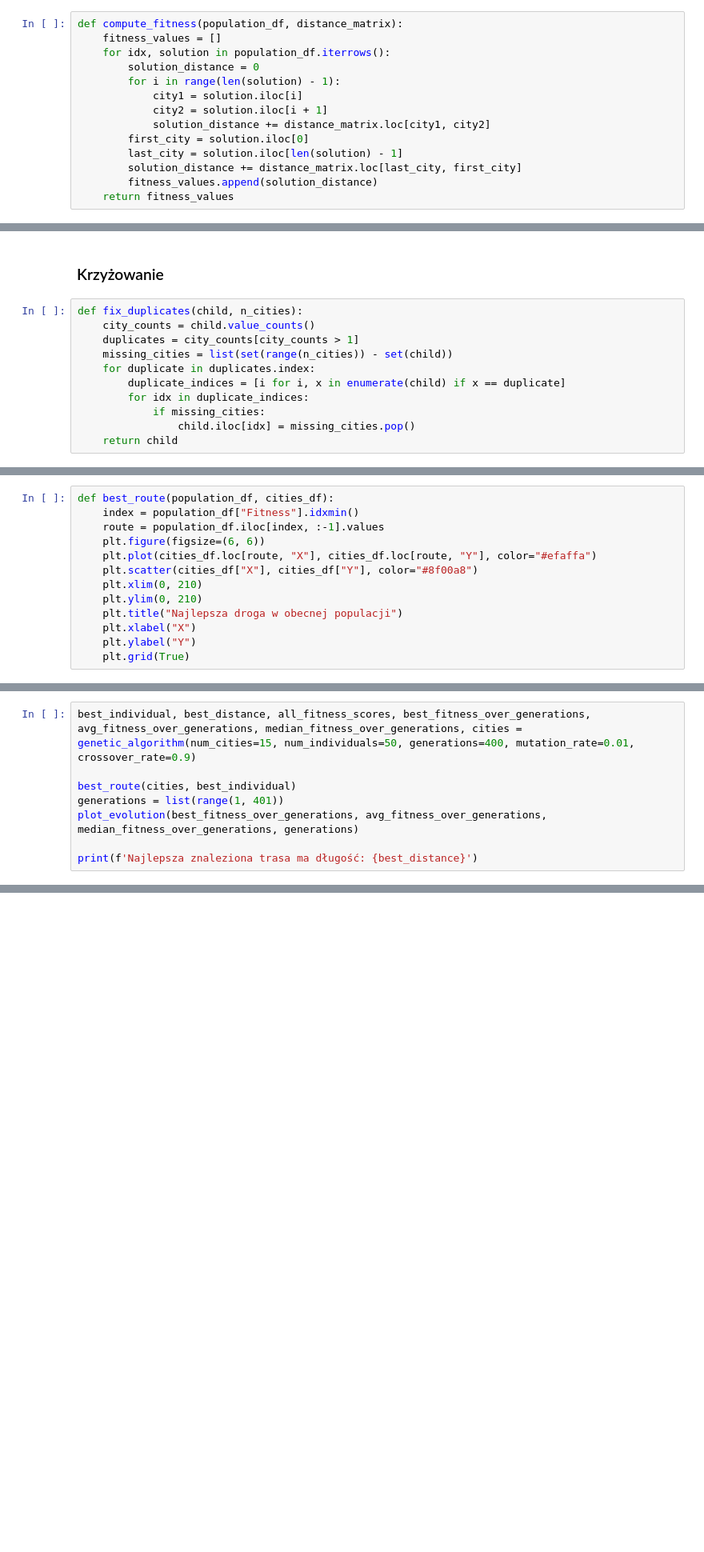
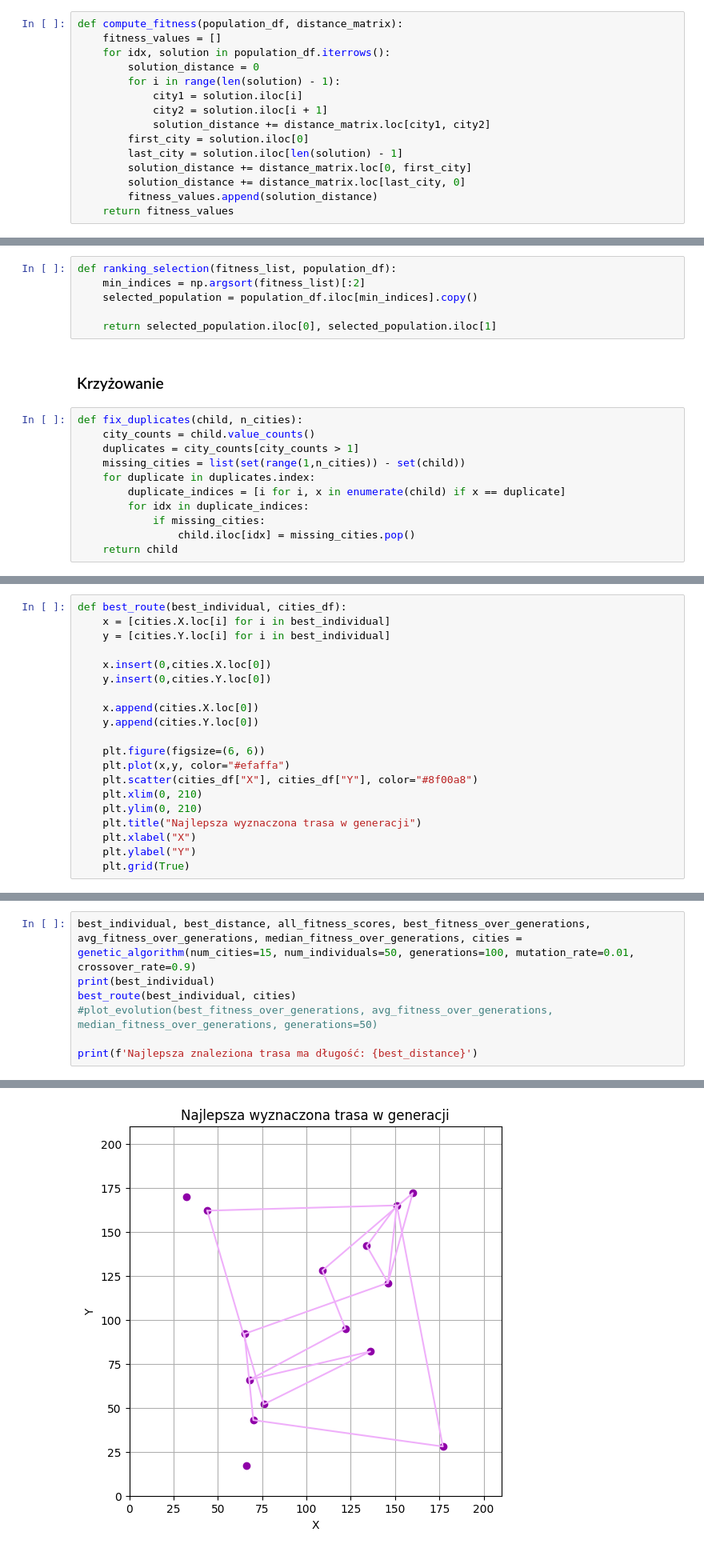
Before and after one commit to IzaKarczewska/Computational-Engineering, a Jupyter notebook: TravelingSalesmanProblem/Komivoyager.ipynb, the cells around one changed output, grey strips where cells are left out. Shown at 80% size. Saved outputs shown, nothing was run; the diff lists cells and outputs as text; blank space fills up the shorter version.

```diff
--- a/TravelingSalesmanProblem/Komivoyager.ipynb
+++ b/TravelingSalesmanProblem/Komivoyager.ipynb
@@ -83,6 +61,7 @@ def compute_fitness(population_df, distance_matrix):
             solution_distance += distance_matrix.loc[city1, city2]
         first_city = solution.iloc[0]
         last_city = solution.iloc[len(solution) - 1]
-        solution_distance += distance_matrix.loc[last_city, first_city]
+        solution_distance += distance_matrix.loc[0, first_city]
+        solution_distance += distance_matrix.loc[last_city, 0]
         fitness_values.append(solution_distance)
     return fitness_values
@@ -119,10 +79,16 @@ selected_1, selected_2 = roulette_selection(fitness, population)
+# %%
+def ranking_selection(fitness_list, population_df):
+    min_indices = np.argsort(fitness_list)[:2]
+    selected_population = population_df.iloc[min_indices].copy()
+
+    return selected_population.iloc[0], selected_population.iloc[1]
 # %% [markdown]
 ### Krzyżowanie
 # %%
 def fix_duplicates(child, n_cities):
     city_counts = child.value_counts()
     duplicates = city_counts[city_counts > 1]
-    missing_cities = list(set(range(n_cities)) - set(child))
+    missing_cities = list(set(range(1,n_cities)) - set(child))
     for duplicate in duplicates.index:
         duplicate_indices = [i for i, x in enumerate(child) if x == duplicate]
         for idx in duplicate_indices:
@@ -226,15 +165,22 @@ def genetic_algorithm(num_cities, num_individuals, generations, mutation_rate, c
 ### Najlepsza trasa w danym pokoleniu
 #### Funkcja do wizualizacji
 # %%
-def best_route(population_df, cities_df):
-    index = population_df["Fitness"].idxmin()
-    route = population_df.iloc[index, :-1].values
+def best_route(best_individual, cities_df):
+    x = [cities.X.loc[i] for i in best_individual]
+    y = [cities.Y.loc[i] for i in best_individual]
+
+    x.insert(0,cities.X.loc[0])
+    y.insert(0,cities.Y.loc[0])
+
+    x.append(cities.X.loc[0])
+    y.append(cities.Y.loc[0])
+
     plt.figure(figsize=(6, 6))
-    plt.plot(cities_df.loc[route, "X"], cities_df.loc[route, "Y"], color="#efaffa")
+    plt.plot(x,y, color="#efaffa")
     plt.scatter(cities_df["X"], cities_df["Y"], color="#8f00a8")
     plt.xlim(0, 210)
     plt.ylim(0, 210)
-    plt.title("Najlepsza droga w obecnej populacji")
+    plt.title("Najlepsza wyznaczona trasa w generacji")
     plt.xlabel("X")
     plt.ylabel("Y")
     plt.grid(True)
@@ -254,11 +200,10 @@ def plot_evolution(best_fitness, avg_fitness, median_fitness, generations):
     plt.grid(True)
     plt.show()
 # %%
-best_individual, best_distance, all_fitness_scores, best_fitness_over_generations, avg_fitness_over_generations, median_fitness_over_generations, cities = genetic_algorithm(num_cities=15, num_individuals=50, generations=400, mutation_rate=0.01, crossover_rate=0.9)
-
-best_route(cities, best_individual)
-generations = list(range(1, 401))
-plot_evolution(best_fitness_over_generations, avg_fitness_over_generations, median_fitness_over_generations, generations)
+best_individual, best_distance, all_fitness_scores, best_fitness_over_generations, avg_fitness_over_generations, median_fitness_over_generations, cities = genetic_algorithm(num_cities=15, num_individuals=50, generations=100, mutation_rate=0.01, crossover_rate=0.9)
+print(best_individual)
+best_route(best_individual, cities)
+#plot_evolution(best_fitness_over_generations, avg_fitness_over_generations, median_fitness_over_generations, generations=50)
 
 print(f'Najlepsza znaleziona trasa ma długość: {best_distance}')
 # %% [output]
@@ -265,0 +212 @@ ValueError: Must pass 2-d input. shape=(50, 15, 2)
+[figure, added]
```
Also changed, not shown: parts of 13 cells of this notebook.
